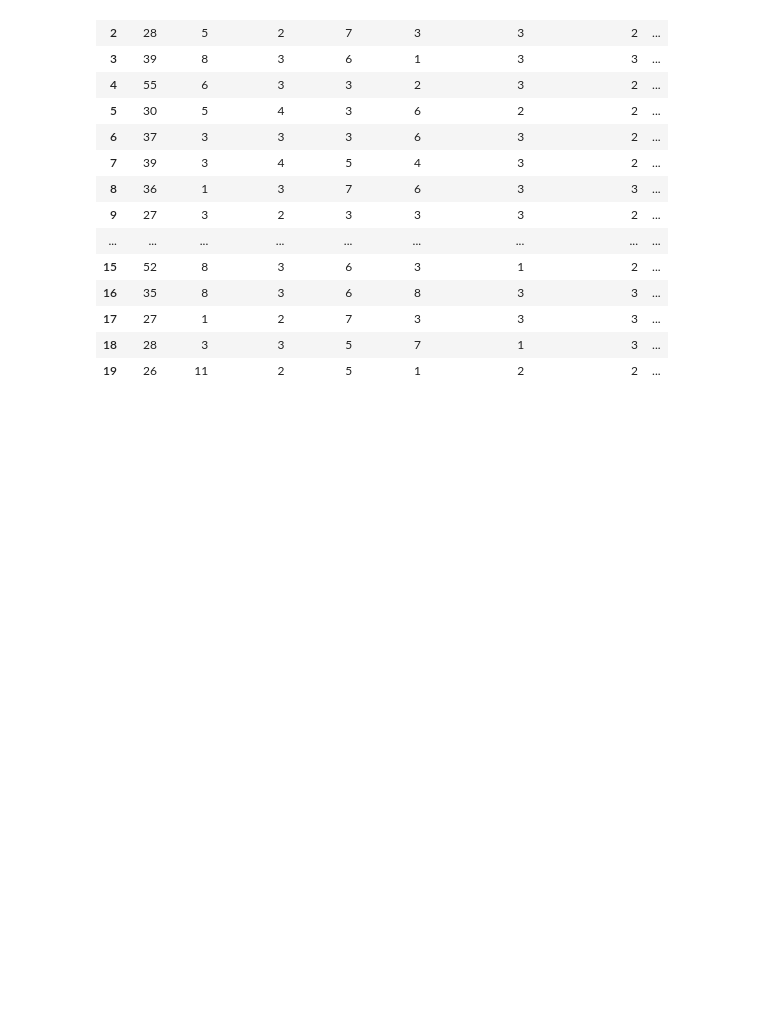
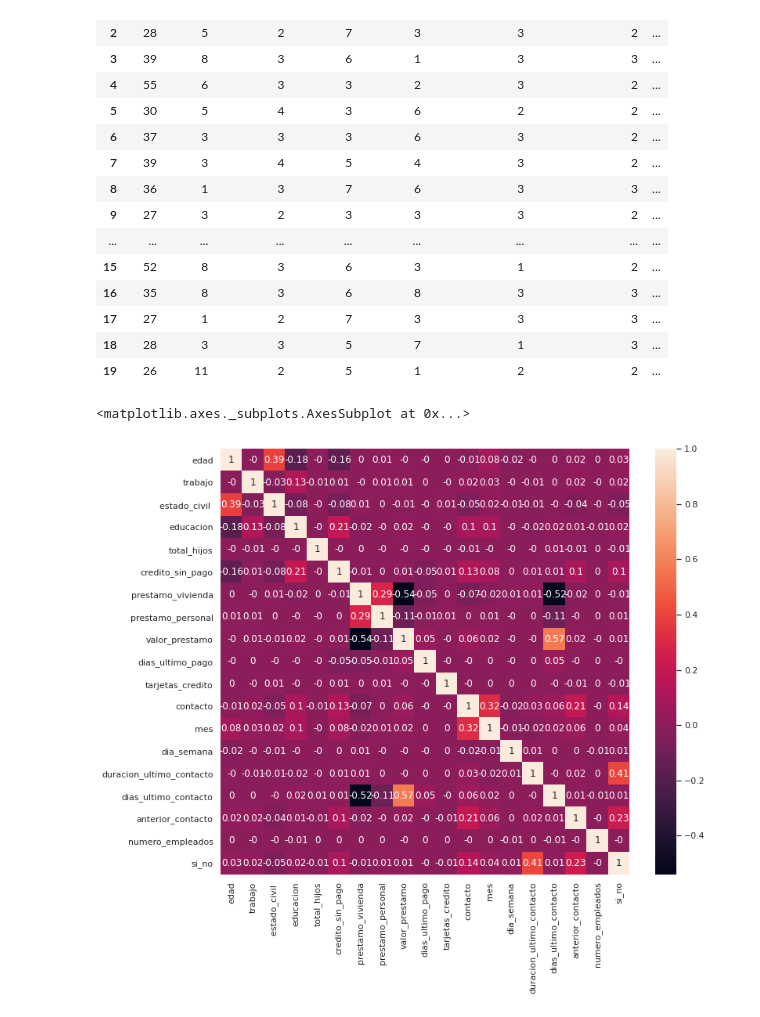
Before and after one commit to GustavoAdolfoGuizaWalteros/Deep-Learning, a Jupyter notebook: P1_T6_mercadeo_banacario.ipynb, the cells around one changed output. Saved outputs shown, nothing was run; the diff lists cells and outputs as text; code cells hidden in the pictures; blank space fills up the shorter version.

```diff
--- a/P1_T6_mercadeo_banacario.ipynb
+++ b/P1_T6_mercadeo_banacario.ipynb
@@ -111,3 +111,12 @@ df.head(20)
 | 17 | 27 | 1 | 2 | 7 | 3 | 3 | 3 | ... |
 | 18 | 28 | 3 | 3 | 5 | 7 | 1 | 3 | ... |
 | 19 | 26 | 11 | 2 | 5 | 1 | 2 | 2 | ... |
+# %%
+#función de correlación de pandas (cercano a 1 es la mejor correlación, negativos la peor)
+sns.set(rc={'figure.figsize':(11.7,10)})
+correlation_matrix = df.corr().round(2)
+# annot = True (para imprimir los valores dentro del cuadrado)
+sns.heatmap(data=correlation_matrix, annot=True)
+# %% [output]
+<matplotlib.axes._subplots.AxesSubplot at 0x...>
+[figure, added]
```
Also changed, not shown: parts of 6 cells of this notebook.
